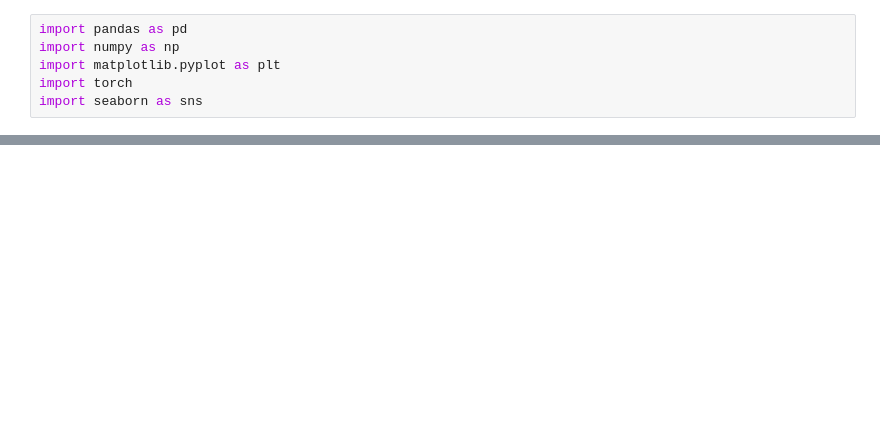
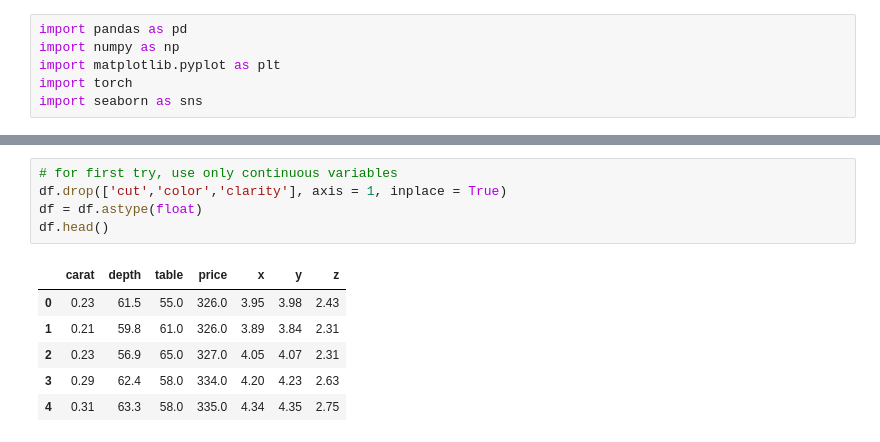
Before and after one commit to madhusiddharths/Project_scratch, a Jupyter notebook: linear_regression.ipynb, the cells around one changed output, grey strips where cells are left out. Saved outputs shown, nothing was run; the diff lists cells and outputs as text; blank space fills up the shorter version.

```diff
--- a/linear_regression.ipynb
+++ b/linear_regression.ipynb
@@ -38,3 +37,15 @@ df.drop(['Unnamed: 0', 'No'], axis = 1, inplace = True)
+# %%
+# for first try, use only continuous variables
+df.drop(['cut','color','clarity'], axis = 1, inplace = True)
+df = df.astype(float)
+df.head()
+# %% [output]
+|  | carat | depth | table | price | x | y | z |
+| 0 | 0.23 | 61.5 | 55.0 | 326.0 | 3.95 | 3.98 | 2.43 |
+| 1 | 0.21 | 59.8 | 61.0 | 326.0 | 3.89 | 3.84 | 2.31 |
+| 2 | 0.23 | 56.9 | 65.0 | 327.0 | 4.05 | 4.07 | 2.31 |
+| 3 | 0.29 | 62.4 | 58.0 | 334.0 | 4.20 | 4.23 | 2.63 |
+| 4 | 0.31 | 63.3 | 58.0 | 335.0 | 4.34 | 4.35 | 2.75 |
 # %%
 sns.pairplot(df)
 # %% [output]
```
Also changed, not shown: parts of 11 cells of this notebook.
